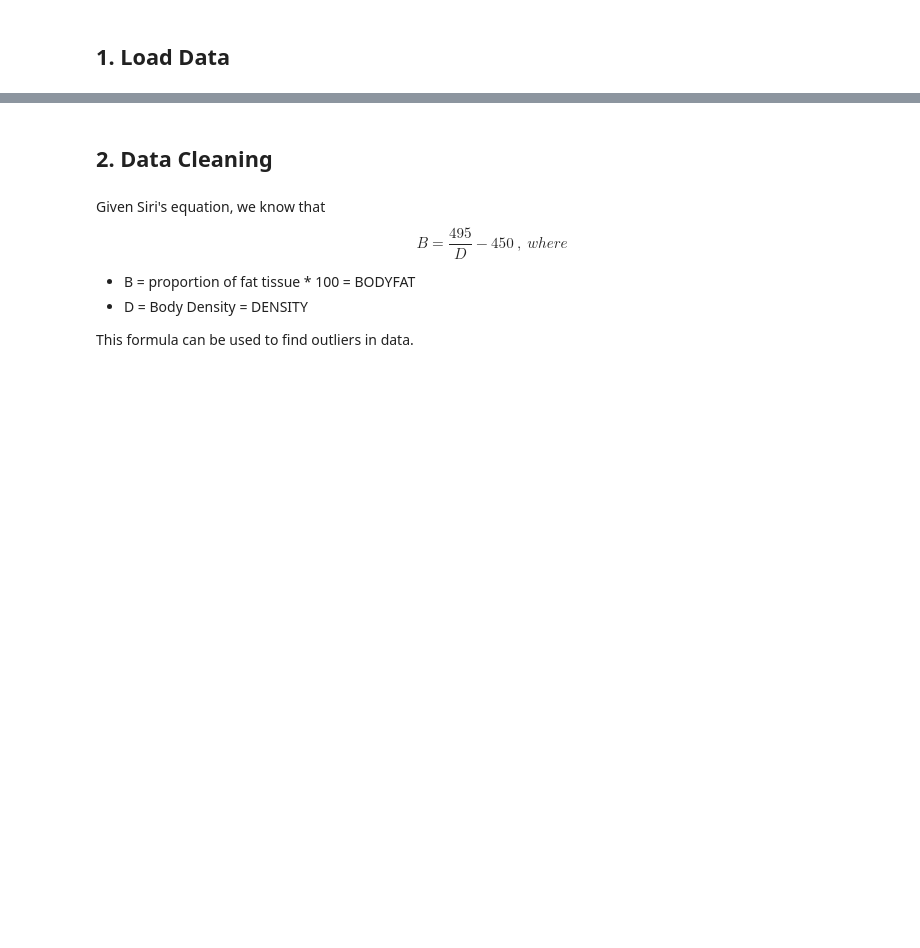
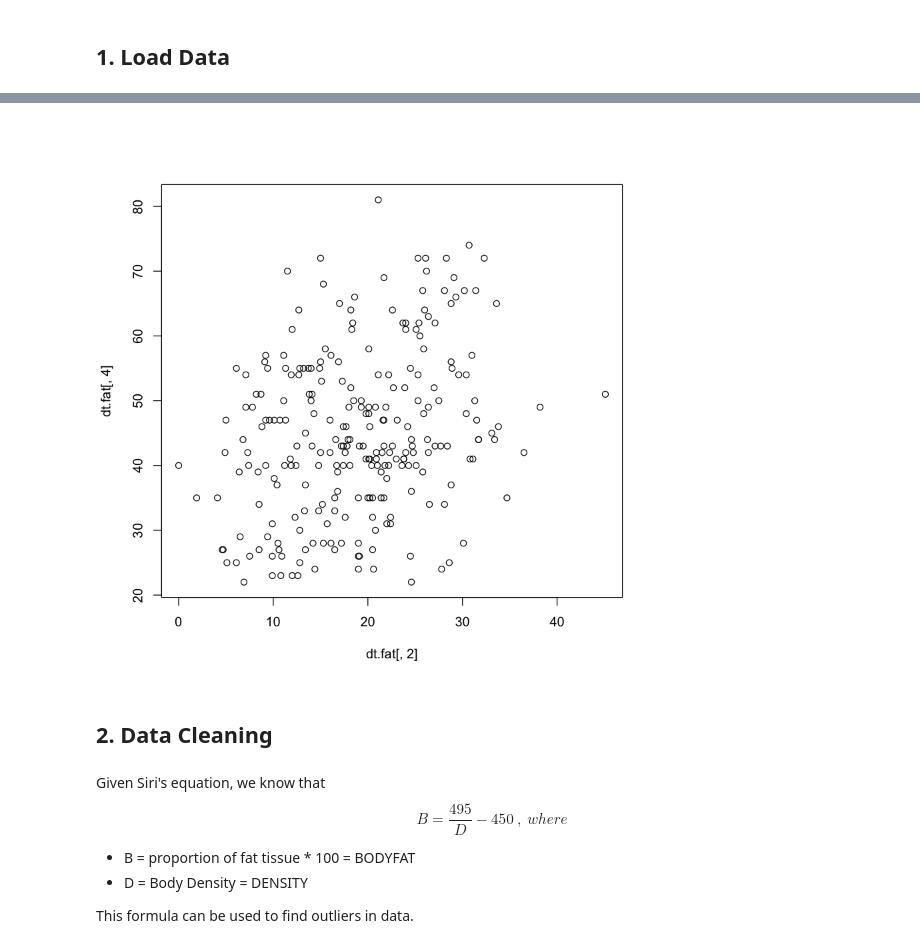
Before and after one commit to YezhouLi/628_Module_2, a Jupyter notebook: main.ipynb, the cells around one changed output, grey strips where cells are left out. Drawn from its saved outputs; the diff is of its cells as text; code cells hidden in the pictures; blank space fills up the shorter version.

```diff
--- a/main.ipynb
+++ b/main.ipynb
@@ -9,3 +13,7 @@ body.fat = subset(dt.fat, select = c(-IDNO, -BODYFAT))
+# %%
+plot(dt.fat[,2], dt.fat[,4])
+# %% [output]
+[figure, added]
 # %% [markdown]
 ## 2. Data Cleaning
 # %% [markdown]
```
Also changed, not shown: parts of 9 cells of this notebook.
